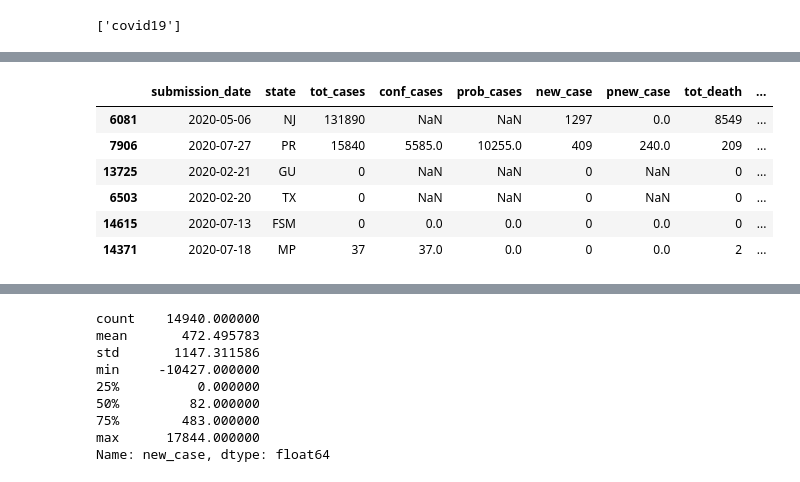
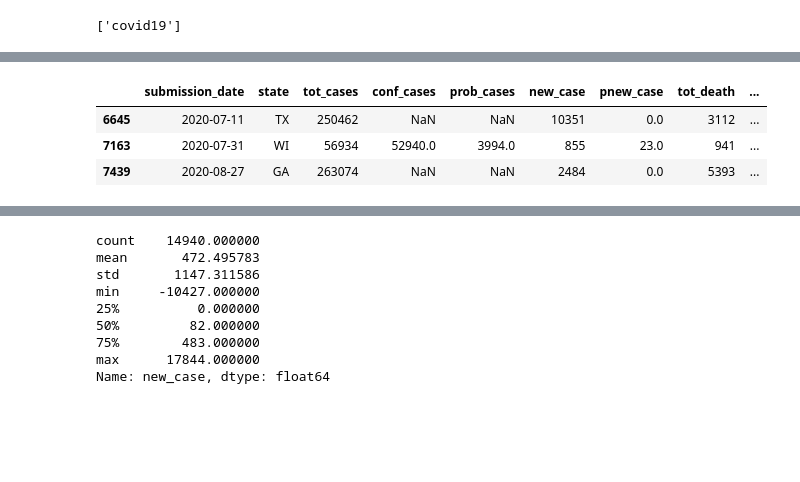
Before and after one commit to chrisvidetto1/Portfolio, a Jupyter notebook: COVID19_EDA.ipynb, the cells around one changed output, grey strips where cells are left out. Saved outputs shown, nothing was run; the diff lists cells and outputs as text; code cells hidden in the pictures; blank space fills up the shorter version.

```diff
--- a/COVID19_EDA.ipynb
+++ b/COVID19_EDA.ipynb
@@ -166,12 +165,9 @@ consent_cases              object
 consent_deaths             object
 dtype: object
 # %%
-dfcovid19.sample(6)
+dfcovid19.sample(3)
 # %% [output]
 |  | submission_date | state | tot_cases | conf_cases | prob_cases | new_case | pnew_case | tot_death | ... |
-| 6081 | 2020-05-06 | NJ | 131890 | NaN | NaN | 1297 | 0.0 | 8549 | ... |
-| 7906 | 2020-07-27 | PR | 15840 | 5585.0 | 10255.0 | 409 | 240.0 | 209 | ... |
-| 13725 | 2020-02-21 | GU | 0 | NaN | NaN | 0 | NaN | 0 | ... |
-| 6503 | 2020-02-20 | TX | 0 | NaN | NaN | 0 | NaN | 0 | ... |
-| 14615 | 2020-07-13 | FSM | 0 | 0.0 | 0.0 | 0 | 0.0 | 0 | ... |
-| 14371 | 2020-07-18 | MP | 37 | 37.0 | 0.0 | 0 | 0.0 | 2 | ... |
+| 6645 | 2020-07-11 | TX | 250462 | NaN | NaN | 10351 | 0.0 | 3112 | ... |
+| 7163 | 2020-07-31 | WI | 56934 | 52940.0 | 3994.0 | 855 | 23.0 | 941 | ... |
+| 7439 | 2020-08-27 | GA | 263074 | NaN | NaN | 2484 | 0.0 | 5393 | ... |
```
Also changed, not shown: parts of 6 cells of this notebook.
